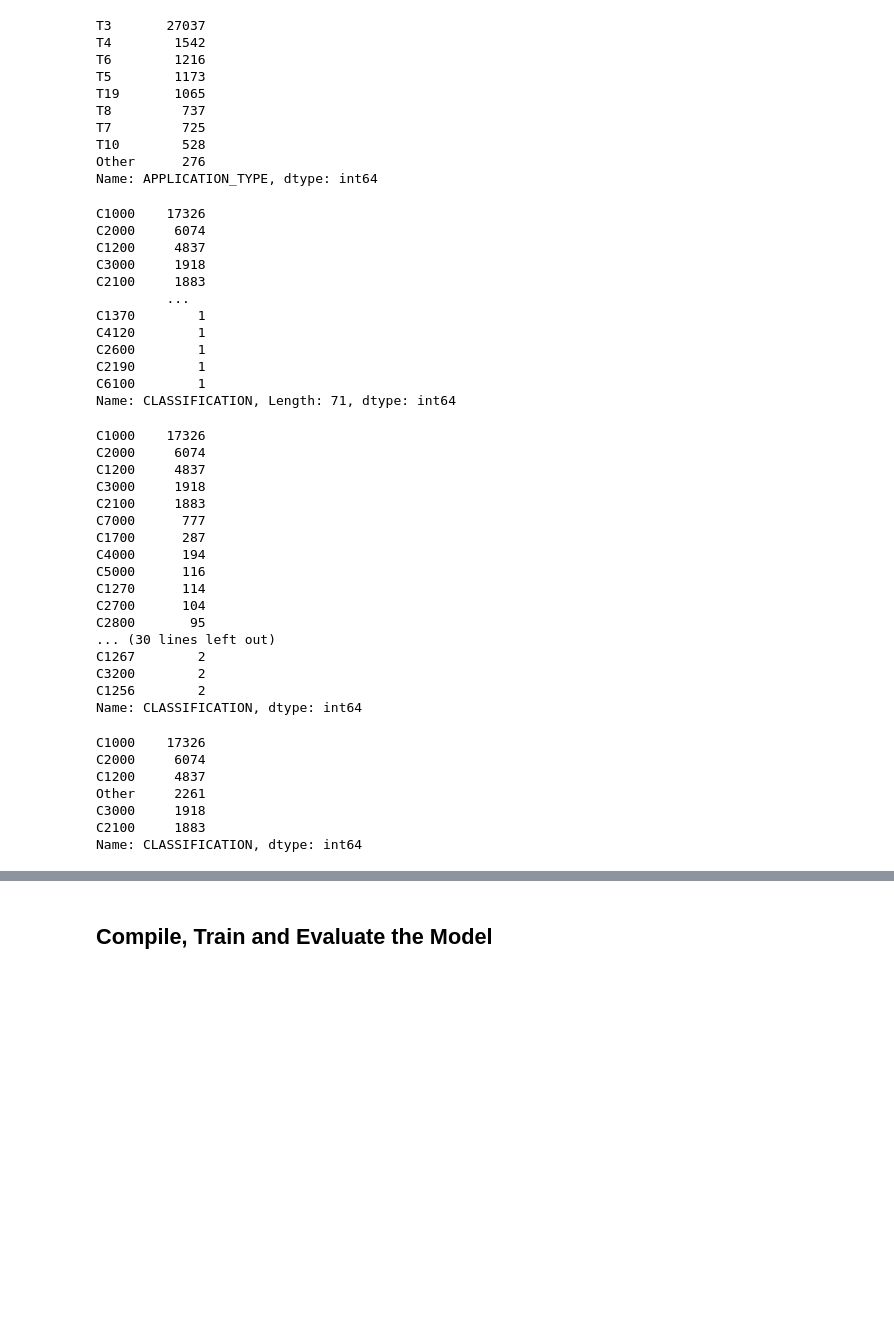
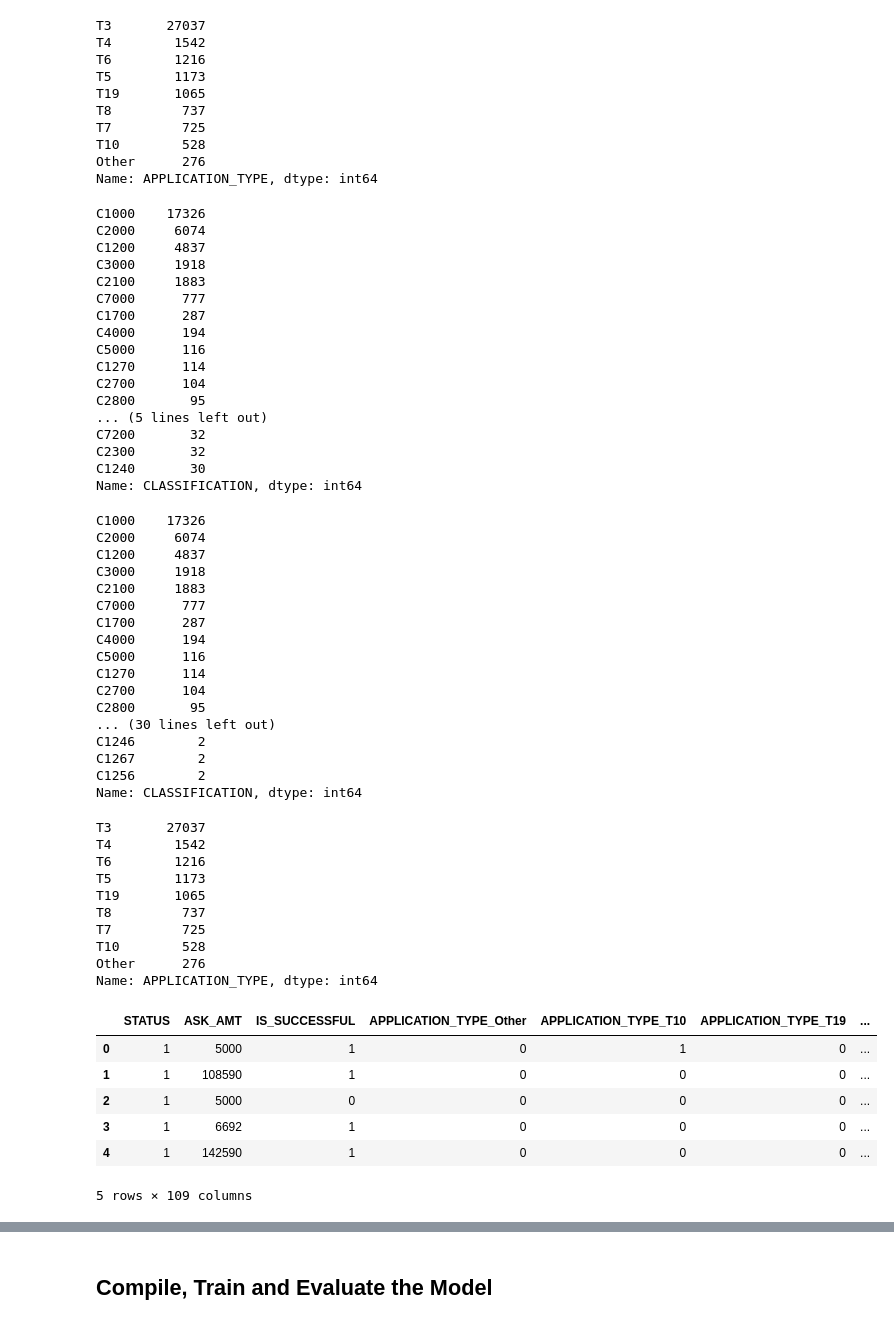
Before and after one commit to mjkey2/deep-learning-challenge, a Jupyter notebook: Starter_Code/Alphabet_Optimized.ipynb, the cells around one changed output, grey strips where cells are left out. Cells and saved outputs as stored; diff of their text form; code cells hidden in the pictures; blank space fills up the shorter version.

```diff
--- a/Starter_Code/Alphabet_Optimized.ipynb
+++ b/Starter_Code/Alphabet_Optimized.ipynb
@@ -39,6 +53,6 @@ IS_SUCCESSFUL                2
 dtype: int64
 # %%
 # Look at APPLICATION_TYPE value counts for binning
-type_counts = application_df['APPLICATION_TYPE'].value_counts()
-type_counts
+app_type_count = application_df['APPLICATION_TYPE'].value_counts()
+app_type_count
 # %% [output]
@@ -62,7 +68,7 @@ T17        1
 Name: APPLICATION_TYPE, dtype: int64
 # %%
 # Choose a cutoff value and create a list of application types to be replaced
-application_types_to_replace = list(type_counts[type_counts<500].index)
+application_types_to_replace = list(app_type_count[app_type_count<500].index)
 
 # Replace in dataframe
 for app in application_types_to_replace:
@@ -91,13 +97,18 @@ C2000     6074
 C1200     4837
 C3000     1918
 C2100     1883
-         ...
-C1370        1
-C4120        1
-C2600        1
-C2190        1
-C6100        1
-Name: CLASSIFICATION, Length: 71, dtype: int64
+C7000      777
+C1700      287
+C4000      194
+C5000      116
+C1270      114
+C2700      104
+C2800       95
+... (5 lines left out)
+C7200       32
+C2300       32
+C1240       30
+Name: CLASSIFICATION, dtype: int64
 # %%
 # You may find it helpful to look at CLASSIFICATION value counts >1
 application_df['CLASSIFICATION'].value_counts().loc[lambda x : x >1]
@@ -115,31 +126,43 @@ C1270      114
 C2700      104
 C2800       95
 ... (30 lines left out)
+C1246        2
 C1267        2
-C3200        2
 C1256        2
 Name: CLASSIFICATION, dtype: int64
 # %%
-# Choose a cutoff value and create a list of classifications to be replaced
-# use the variable name `classifications_to_replace`
-#  YOUR CODE GOES HERE
+# Choose a cutoff value and create a list of application types to be replaced
+# use the variable name `application_types_to_replace`
+application_types_to_replace = list(app_type_count[app_type_count<500].index)
 
 # Replace in dataframe
-for cls in classifications_to_replace:
-    application_df['CLASSIFICATION'] = application_df['CLASSIFICATION'].replace(cls,"Other")
+for app in application_types_to_replace:
+    application_df['APPLICATION_TYPE'] = application_df['APPLICATION_TYPE'].replace(app,"Other")
 
 # Check to make sure binning was successful
-application_df['CLASSIFICATION'].value_counts()
+application_df['APPLICATION_TYPE'].value_counts()
 # %% [output]
-C1000    17326
-C2000     6074
-C1200     4837
-Other     2261
-C3000     1918
-C2100     1883
-Name: CLASSIFICATION, dtype: int64
+T3       27037
+T4        1542
+T6        1216
+T5        1173
+T19       1065
+T8         737
+T7         725
+T10        528
+Other      276
+Name: APPLICATION_TYPE, dtype: int64
 # %%
 # Convert categorical data to numeric with `pd.get_dummies`
-#  YOUR CODE GOES HERE
+dummies = pd.get_dummies(application_df)
+dummies.head()
+# %% [output]
+|  | STATUS | ASK_AMT | IS_SUCCESSFUL | APPLICATION_TYPE_Other | APPLICATION_TYPE_T10 | APPLICATION_TYPE_T19 | ... |
+| 0 | 1 | 5000 | 1 | 0 | 1 | 0 | ... |
+| 1 | 1 | 108590 | 1 | 0 | 0 | 0 | ... |
+| 2 | 1 | 5000 | 0 | 0 | 0 | 0 | ... |
+| 3 | 1 | 6692 | 1 | 0 | 0 | 0 | ... |
+| 4 | 1 | 142590 | 1 | 0 | 0 | 0 | ... |
+5 rows × 109 columns
 # %%
 # Split our preprocessed data into our features and target arrays
```
Also changed, not shown: parts of 12 cells of this notebook.
